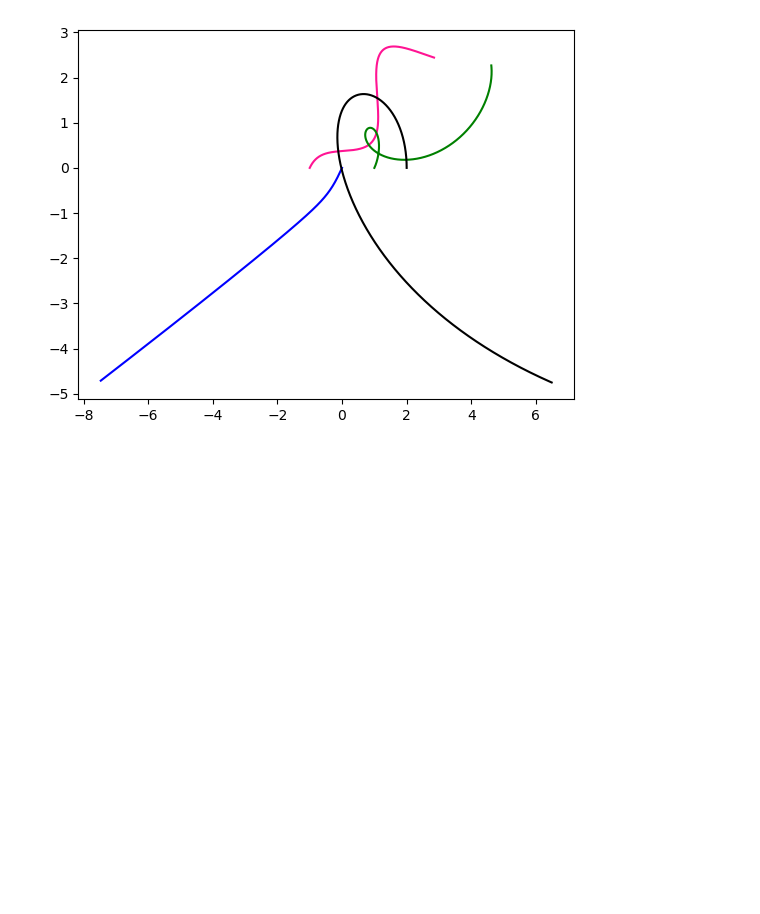
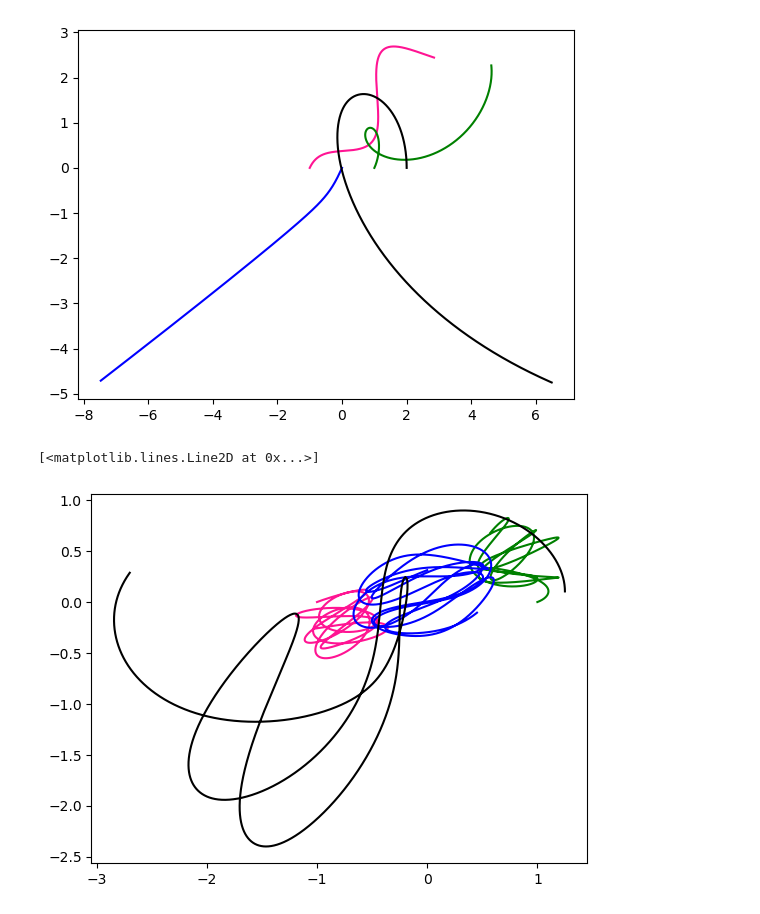
Before and after one commit to sarahedraves/Draves-GCComputationalAstrophysics, a Jupyter notebook: finalproject/12.8_introduceplanet.ipynb, the cells around one changed output. Drawn from its saved outputs; the diff is of its cells as text; code cells hidden in the pictures; blank space fills up the shorter version.

```diff
--- a/finalproject/12.8_introduceplanet.ipynb
+++ b/finalproject/12.8_introduceplanet.ipynb
@@ -96,3 +102,51 @@ plt.plot(Rs[:,12],Rs[:,13],color='black')
 # %% [output]
 [<matplotlib.lines.Line2D at 0x...>]
 [figure]
+# %%
+def threestarsandplanet_forscipy(t,state,m1=1,m2=1,m3=1):
+    r1=state[0:4]
+    r2=state[4:8]
+    r3=state[8:12]
+    planet=state[12:16]
+
+    dr1=Fab(r1,r2,t,m2)+Fab(r1,r3,t,m3) #just adding up the effects of the different stars on each other but effects from planet
+    dr2=Fab(r2,r1,t,m1)+Fab(r2,r3,t,m3)
+    dr3=Fab(r3,r1,t,m1)+Fab(r3,r2,t,m2)
+
+    dplanet=Fab(planet,r1,t,m1)+Fab(planet,r2,t,m2)+Fab(planet,r3,t,m3) #planet is affected by all three stars
+
+    return np.concatenate([dr1,dr2,dr3,dplanet])
+# %%
+#this is the butterfly I sequence orbit 1.2.A
+R01=np.array([-1,0,0.306893,0.125507])
+R02=np.array([1,0,0.306893,0.125507])
+R03=np.array([0,0.3133550361,-0.613786,-0.251014])
+R0=np.concatenate([R01,R02,R03])
+t_span=(0,10)
+Ts=np.linspace(t_span[0],t_span[1],10000)
+# %%
+# Center of mass of stars
+com = (R01[:2] + R02[:2] + R03[:2]) / 3
+planet0_pos = com + np.array([1.25, 0.0])  # place planet 2 units to the right of COM
+
+# approximate circular velocity
+M_total = 3.0
+r = np.linalg.norm(planet0_pos - com)
+G=1
+v_circ = np.sqrt(G * M_total / r)
+
+# velocity perpendicular to radius vector (positive y-direction here)
+planet0_vel = np.array([0.0, v_circ])
+planet0 = np.concatenate([planet0_pos, planet0_vel])
+R0=np.concatenate([R01,R02,R03,planet0])
+# %%
+results=scipy.integrate.solve_ivp(threestarsandplanet_forscipy,t_span=t_span,y0=R0,first_step=0.0000001,t_eval=Ts,rtol=1e-12,atol=1e-12)
+Rs=results.y.T
+# %%
+plt.plot(Rs[:,0],Rs[:,1],color='deeppink')
+plt.plot(Rs[:,4],Rs[:,5],color='green')
+plt.plot(Rs[:,8],Rs[:,9],color='blue')
+plt.plot(Rs[:,12],Rs[:,13],color='black')
+# %% [output]
+[<matplotlib.lines.Line2D at 0x...>]
+[figure, added]
```
Also changed, not shown: parts of 1 cell of this notebook, 11 other files.
